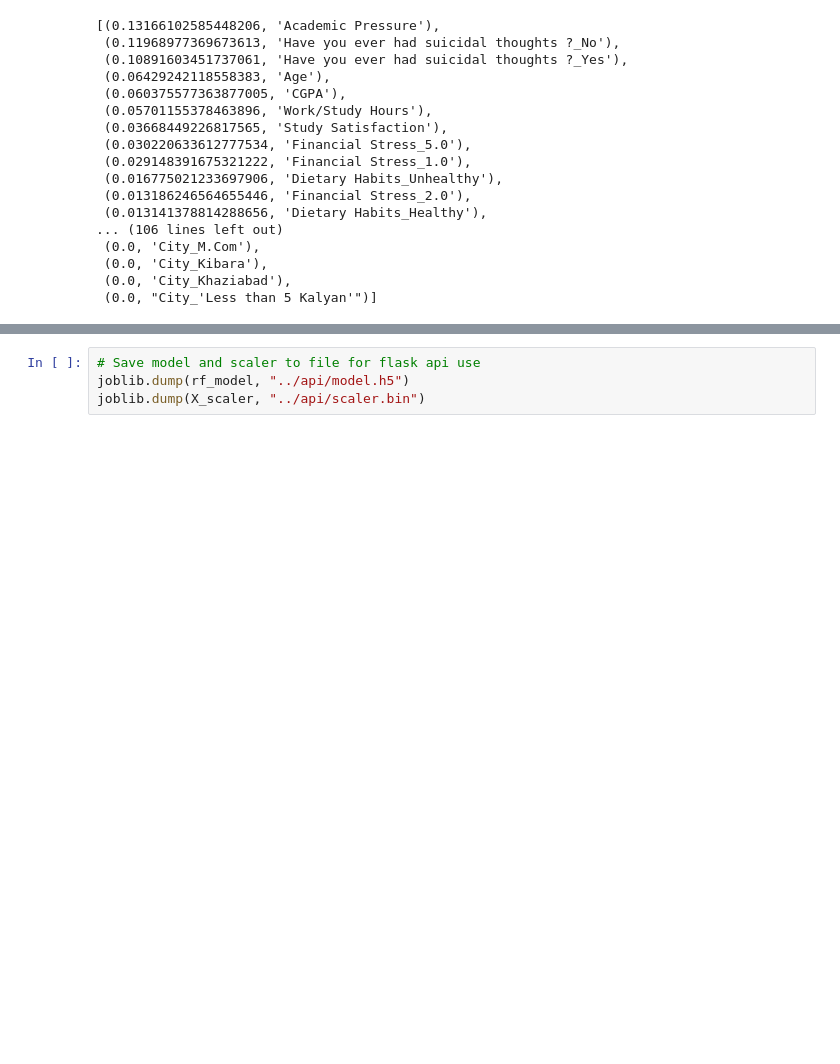
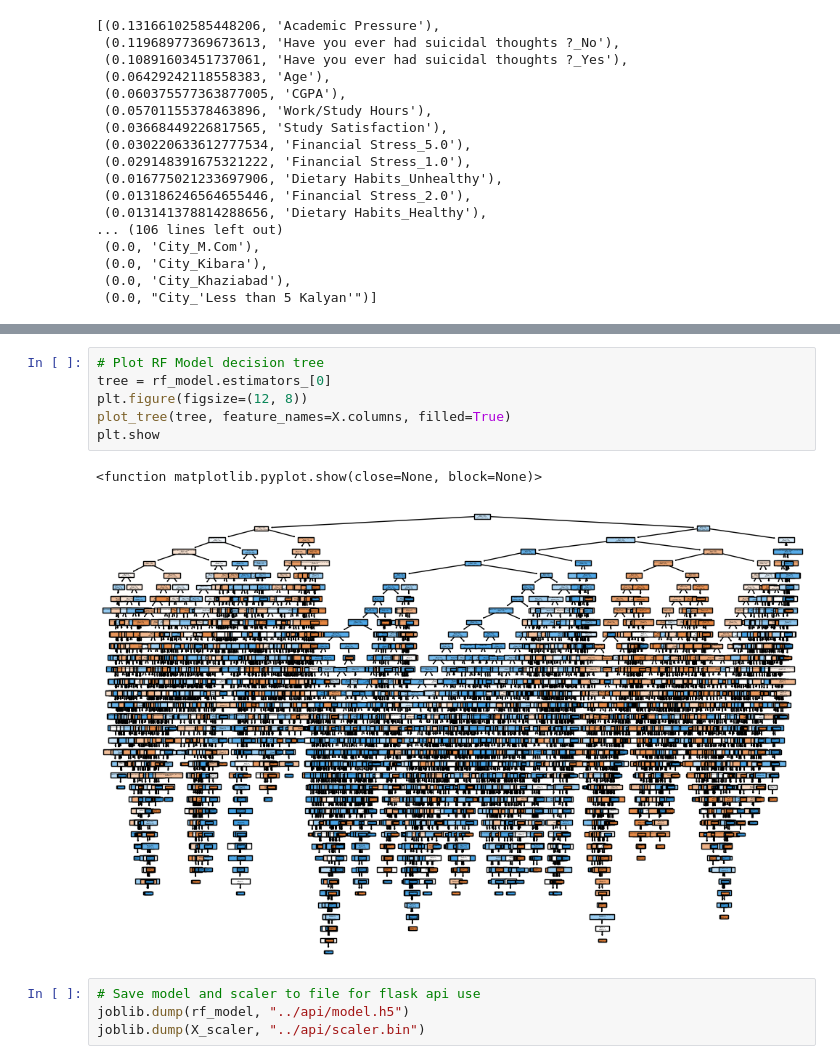
Before and after one commit to Sorted-Filtered/Student-Depression, a Jupyter notebook: model/RandomForestModel.ipynb, the cells around one changed output, grey strips where cells are left out. Saved outputs shown, nothing was run; the diff lists cells and outputs as text; blank space fills up the shorter version.

```diff
--- a/model/RandomForestModel.ipynb
+++ b/model/RandomForestModel.ipynb
@@ -220,3 +233,12 @@ sorted(zip(importances, X.columns), reverse=True)
+# %%
+# Plot RF Model decision tree
+tree = rf_model.estimators_[0]
+plt.figure(figsize=(12, 8))
+plot_tree(tree, feature_names=X.columns, filled=True)
+plt.show
+# %% [output]
+<function matplotlib.pyplot.show(close=None, block=None)>
+[figure, added]
 # %%
 # Save model and scaler to file for flask api use
 joblib.dump(rf_model, "../api/model.h5")
```
Also changed, not shown: parts of 2 cells of this notebook, 1 other file.
